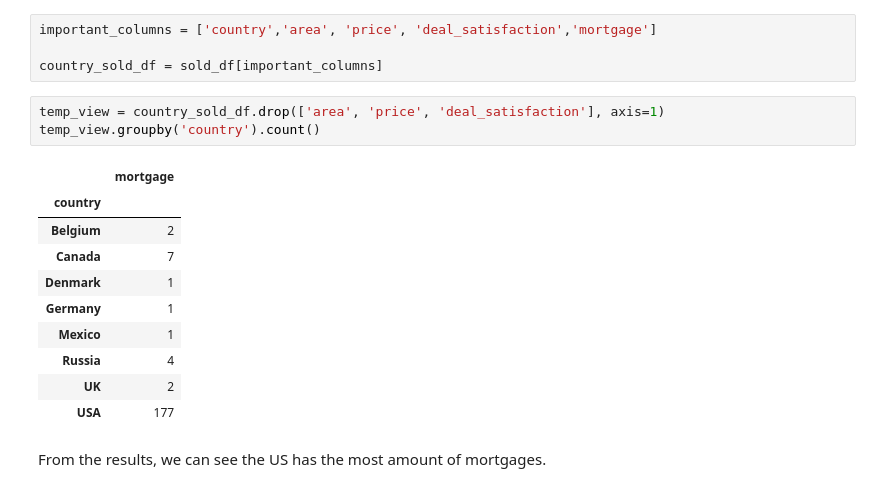
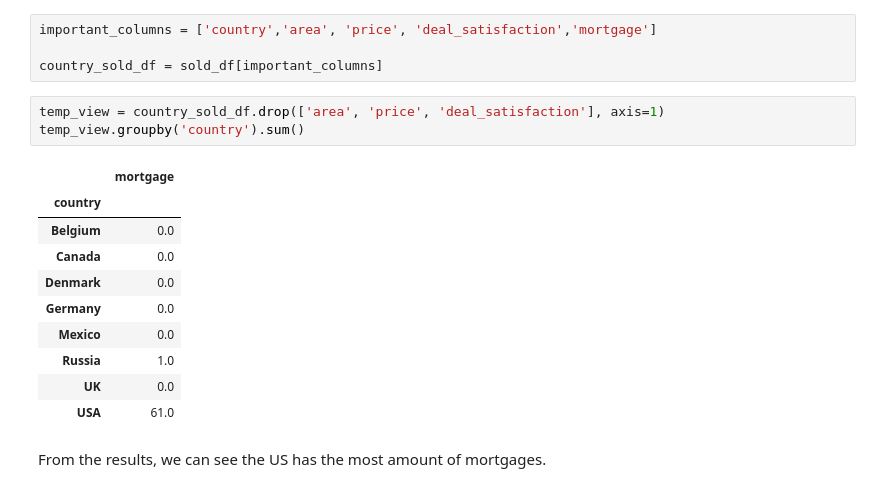
Before and after one commit to German-vr/estate-data-analysis, a Jupyter notebook: notebooks/2_data_analysis.ipynb, the cells around one changed output. Drawn from its saved outputs; the diff is of its cells as text.

```diff
--- a/notebooks/2_data_analysis.ipynb
+++ b/notebooks/2_data_analysis.ipynb
@@ -165,18 +165,18 @@ important_columns = ['country','area', 'price', 'deal_satisfaction','mortgage']
 country_sold_df = sold_df[important_columns]
 # %%
 temp_view = country_sold_df.drop(['area', 'price', 'deal_satisfaction'], axis=1)
-temp_view.groupby('country').count()
+temp_view.groupby('country').sum()
 # %% [output]
 |  | mortgage |
 | country |  |
-| Belgium | 2 |
-| Canada | 7 |
-| Denmark | 1 |
-| Germany | 1 |
-| Mexico | 1 |
-| Russia | 4 |
-| UK | 2 |
-| USA | 177 |
+| Belgium | 0.0 |
+| Canada | 0.0 |
+| Denmark | 0.0 |
+| Germany | 0.0 |
+| Mexico | 0.0 |
+| Russia | 1.0 |
+| UK | 0.0 |
+| USA | 61.0 |
 # %% [markdown]
 From the results, we can see the US has the most amount of mortgages.
 # %%
```
Also changed, not shown: parts of 1 cell of this notebook, 4 other files.
